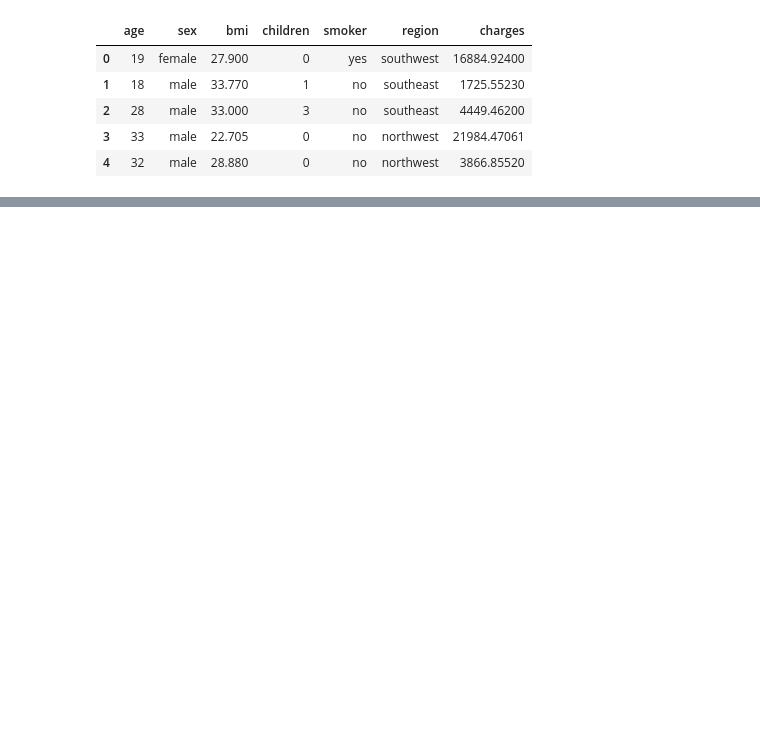
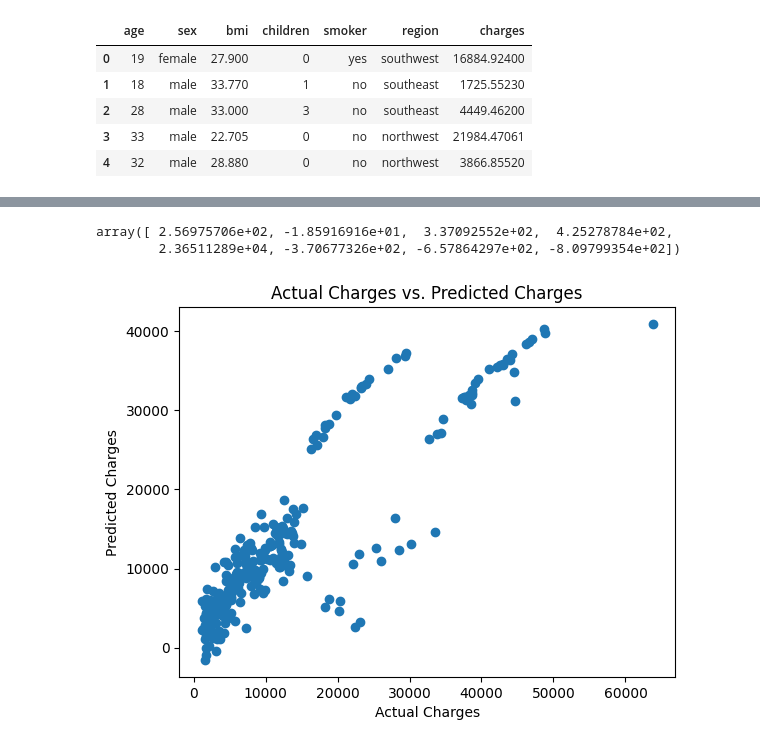
Before and after one commit to MRazin172/Insurance, a Jupyter notebook: insurance.ipynb, the cells around one changed output, grey strips where cells are left out. Saved outputs shown, nothing was run; the diff lists cells and outputs as text; code cells hidden in the pictures; blank space fills up the shorter version.

```diff
--- a/insurance.ipynb
+++ b/insurance.ipynb
@@ -22,0 +39,4 @@ insu.head()
+# %%
+insu['smoker']=le.fit_transform(insu['smoker'])
+# %%
+insu = pd.get_dummies(insu, columns=['region'], drop_first=True)
@@ -22,0 +59,10 @@ insu.head()
+# %%
+#training and testing
+X = insu.drop(columns=['charges'])
+y = insu['charges']
+
+X_train, X_test, y_train, y_test = train_test_split(X, y, test_size=0.2, random_state=42)
+# %%
+model = LinearRegression()
+model.fit(X_train, y_train)
+y_pred=model.predict(X_test)
@@ -22,0 +109,14 @@ insu.head()
+# %%
+feature_imp=model.coef_
+feature_imp
+# %% [output]
+array([ 2.56975706e+02, -1.85916916e+01,  3.37092552e+02,  4.25278784e+02,
+        2.36511289e+04, -3.70677326e+02, -6.57864297e+02, -8.09799354e+02])
+# %%
+plt.scatter(y_test, y_pred)
+plt.xlabel("Actual Charges")
+plt.ylabel("Predicted Charges")
+plt.title("Actual Charges vs. Predicted Charges")
+plt.show()
+# %% [output]
+[figure, added]
```
Also changed, not shown: parts of 10 cells of this notebook.
